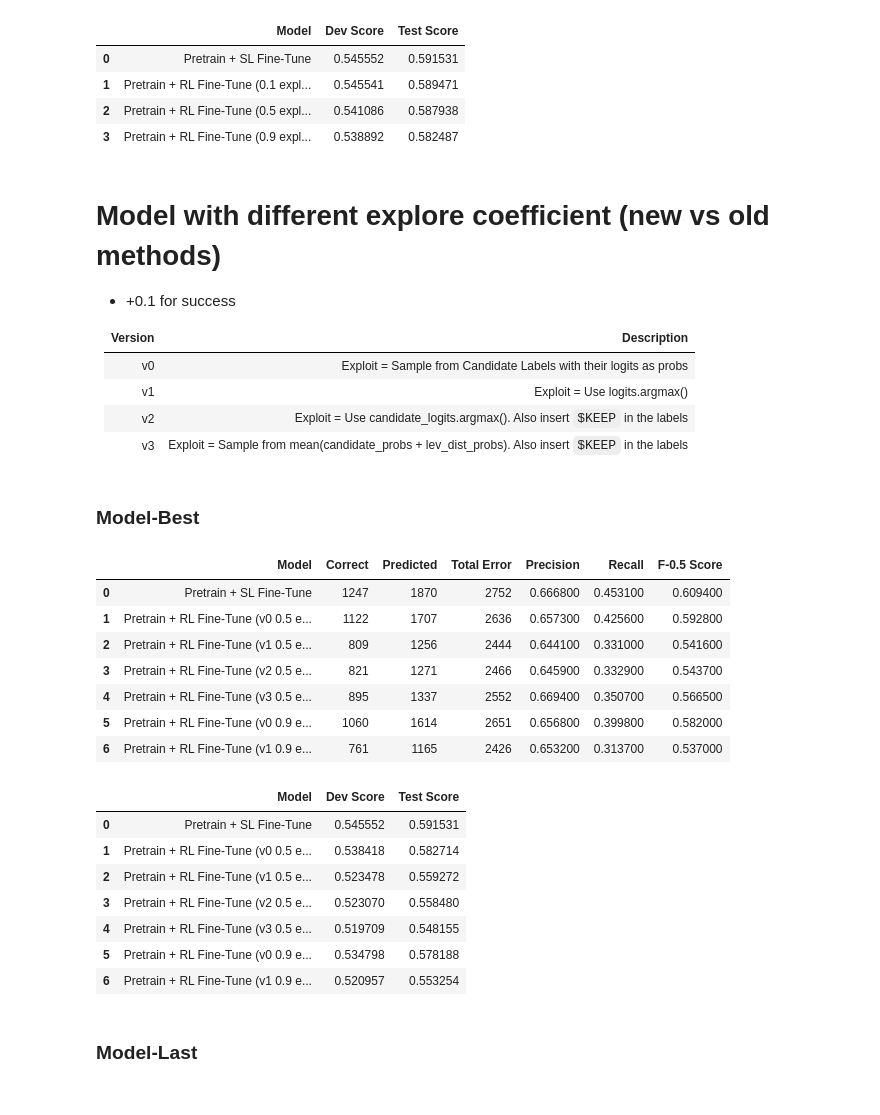
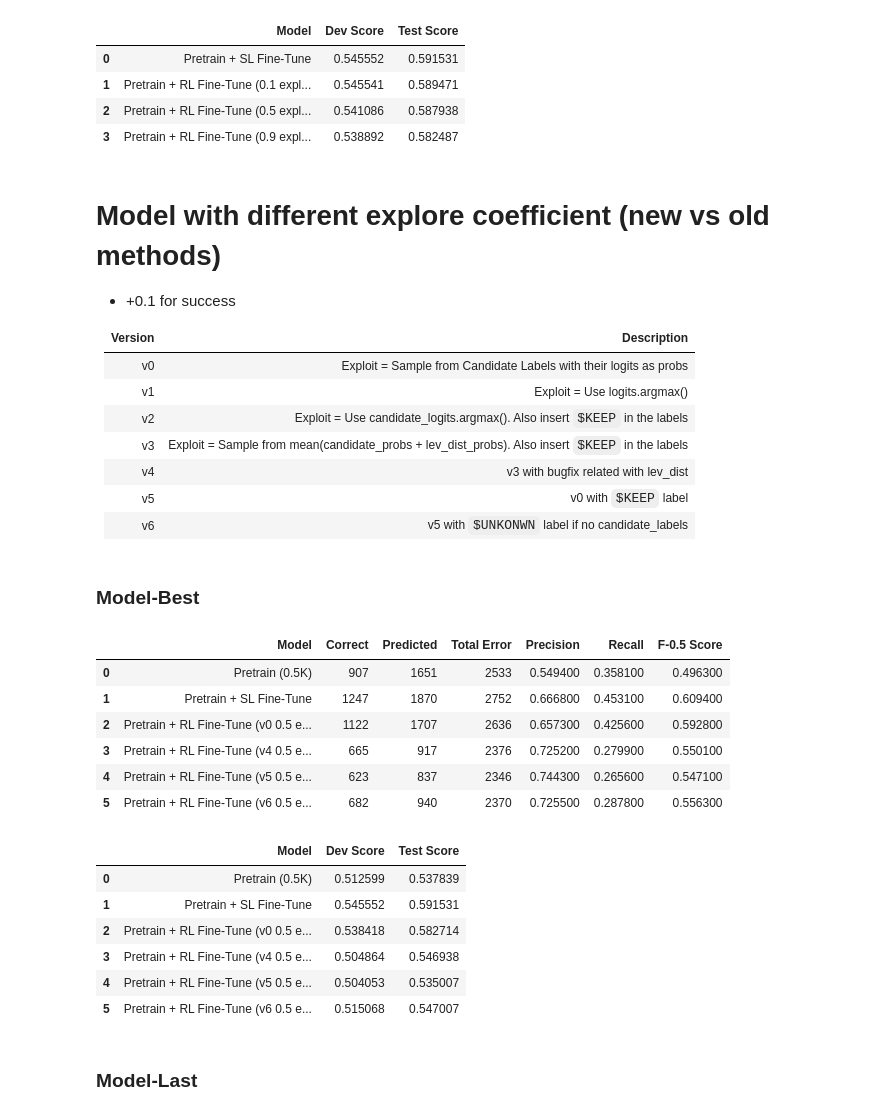
Before and after one commit to RajK853/DRL-GEC, a Jupyter notebook: notebooks/Generate_Score_Report.ipynb, the cells around one changed output. Cells and saved outputs as stored; diff of their text form; code cells hidden in the pictures.

```diff
--- a/notebooks/Generate_Score_Report.ipynb
+++ b/notebooks/Generate_Score_Report.ipynb
@@ -173,38 +173,44 @@ jfleg_df = gen_jfleg_report(model_dict)
 | v1      | Exploit = Use logits.argmax() |
 | v2      | Exploit = Use candidate_logits.argmax(). Also insert `$KEEP` in the labels |
 | v3      | Exploit = Sample from mean(candidate_probs + lev_dist_probs). Also insert `$KEEP` in the labels |
+| v4      | v3 with bugfix related with lev_dist |
+| v5      | v0 with `$KEEP` label |
+| v6      | v5 with `$UNKONWN` label if no candidate_labels |
 # %% [markdown]
 ### Model-Best
 # %%
 model_dict = {
+    "Pretrain (0.5K)": (os.path.abspath("sl_logs/pretrain_synthetic_31:10:2022_09:39/"), "model-best"),
     "Pretrain + SL Fine-Tune": (os.path.abspath("sl_logs/finetune_wi+locness_01:11:2022_12:09/"), "model-best"),
     "Pretrain + RL Fine-Tune (v0 0.5 explore)": (os.path.abspath("pg_logs/finetune_rl_03_11_2022_10:20/"), "model-best"),
-    "Pretrain + RL Fine-Tune (v1 0.5 explore)": (os.path.abspath("pg_logs/finetune_rl_06_11_2022_12:24/"), "model-best"),
-    "Pretrain + RL Fine-Tune (v2 0.5 explore)": (os.path.abspath("pg_logs/finetune_rl_06_11_2022_15:43/"), "model-best"),
-    "Pretrain + RL Fine-Tune (v3 0.5 explore)": (os.path.abspath("pg_logs/finetune_rl_07_11_2022_18:49/"), "model-best"),
-    "Pretrain + RL Fine-Tune (v0 0.9 explore)": (os.path.abspath("pg_logs/finetune_rl_02_11_2022_13:10/"), "model-best"),
-    "Pretrain + RL Fine-Tune (v1 0.9 explore)": (os.path.abspath("pg_logs/finetune_rl_05_11_2022_14:39/"), "model-best"),
+    # "Pretrain + RL Fine-Tune (v1 0.5 explore)": (os.path.abspath("pg_logs/finetune_rl_06_11_2022_12:24/"), "model-best"),
+    # "Pretrain + RL Fine-Tune (v2 0.5 explore)": (os.path.abspath("pg_logs/finetune_rl_06_11_2022_15:43/"), "model-best"),
+    # "Pretrain + RL Fine-Tune (v3 0.5 explore)": (os.path.abspath("pg_logs/finetune_rl_07_11_2022_18:49/"), "model-best"),
+    "Pretrain + RL Fine-Tune (v4 0.5 explore)": (os.path.abspath("pg_logs/finetune_rl_10_11_2022_00:14/"), "model-best"),
+    "Pretrain + RL Fine-Tune (v5 0.5 explore)": (os.path.abspath("pg_logs/finetune_rl_10_11_2022_11:41/"), "model-best"),
+    "Pretrain + RL Fine-Tune (v6 0.5 explore)": (os.path.abspath("pg_logs/finetune_rl_10_11_2022_15:46/"), "model-best"),
+    # "Pretrain + RL Fine-Tune (v0 0.9 explore)": (os.path.abspath("pg_logs/finetune_rl_02_11_2022_13:10/"), "model-best"),
+    # "Pretrain + RL Fine-Tune (v1 0.9 explore)": (os.path.abspath("pg_logs/finetune_rl_05_11_2022_14:39/"), "model-best"),
+    # "Pretrain + RL Fine-Tune (v4 0.75-0.25 explore)": (os.path.abspath("pg_logs/finetune_rl_09_11_2022_12:56/"), "model-best"),
 }
 
 conll_df = gen_conll_report(model_dict)
 jfleg_df = gen_jfleg_report(model_dict)
 # %% [output]
 |  | Model | Correct | Predicted | Total Error | Precision | Recall | F-0.5 Score |
-| 0 | Pretrain + SL Fine-Tune | 1247 | 1870 | 2752 | 0.666800 | 0.453100 | 0.609400 |
-| 1 | Pretrain + RL Fine-Tune (v0 0.5 e... | 1122 | 1707 | 2636 | 0.657300 | 0.425600 | 0.592800 |
-| 2 | Pretrain + RL Fine-Tune (v1 0.5 e... | 809 | 1256 | 2444 | 0.644100 | 0.331000 | 0.541600 |
-| 3 | Pretrain + RL Fine-Tune (v2 0.5 e... | 821 | 1271 | 2466 | 0.645900 | 0.332900 | 0.543700 |
-| 4 | Pretrain + RL Fine-Tune (v3 0.5 e... | 895 | 1337 | 2552 | 0.669400 | 0.350700 | 0.566500 |
-| 5 | Pretrain + RL Fine-Tune (v0 0.9 e... | 1060 | 1614 | 2651 | 0.656800 | 0.399800 | 0.582000 |
-| 6 | Pretrain + RL Fine-Tune (v1 0.9 e... | 761 | 1165 | 2426 | 0.653200 | 0.313700 | 0.537000 |
+| 0 | Pretrain (0.5K) | 907 | 1651 | 2533 | 0.549400 | 0.358100 | 0.496300 |
+| 1 | Pretrain + SL Fine-Tune | 1247 | 1870 | 2752 | 0.666800 | 0.453100 | 0.609400 |
+| 2 | Pretrain + RL Fine-Tune (v0 0.5 e... | 1122 | 1707 | 2636 | 0.657300 | 0.425600 | 0.592800 |
+| 3 | Pretrain + RL Fine-Tune (v4 0.5 e... | 665 | 917 | 2376 | 0.725200 | 0.279900 | 0.550100 |
+| 4 | Pretrain + RL Fine-Tune (v5 0.5 e... | 623 | 837 | 2346 | 0.744300 | 0.265600 | 0.547100 |
+| 5 | Pretrain + RL Fine-Tune (v6 0.5 e... | 682 | 940 | 2370 | 0.725500 | 0.287800 | 0.556300 |
 |  | Model | Dev Score | Test Score |
-| 0 | Pretrain + SL Fine-Tune | 0.545552 | 0.591531 |
-| 1 | Pretrain + RL Fine-Tune (v0 0.5 e... | 0.538418 | 0.582714 |
-| 2 | Pretrain + RL Fine-Tune (v1 0.5 e... | 0.523478 | 0.559272 |
-| 3 | Pretrain + RL Fine-Tune (v2 0.5 e... | 0.523070 | 0.558480 |
-| 4 | Pretrain + RL Fine-Tune (v3 0.5 e... | 0.519709 | 0.548155 |
-| 5 | Pretrain + RL Fine-Tune (v0 0.9 e... | 0.534798 | 0.578188 |
-| 6 | Pretrain + RL Fine-Tune (v1 0.9 e... | 0.520957 | 0.553254 |
+| 0 | Pretrain (0.5K) | 0.512599 | 0.537839 |
+| 1 | Pretrain + SL Fine-Tune | 0.545552 | 0.591531 |
+| 2 | Pretrain + RL Fine-Tune (v0 0.5 e... | 0.538418 | 0.582714 |
+| 3 | Pretrain + RL Fine-Tune (v4 0.5 e... | 0.504864 | 0.546938 |
+| 4 | Pretrain + RL Fine-Tune (v5 0.5 e... | 0.504053 | 0.535007 |
+| 5 | Pretrain + RL Fine-Tune (v6 0.5 e... | 0.515068 | 0.547007 |
 # %% [markdown]
 ### Model-Last
 # %%
```
Also changed, not shown: parts of 6 cells of this notebook, 4 other files.
